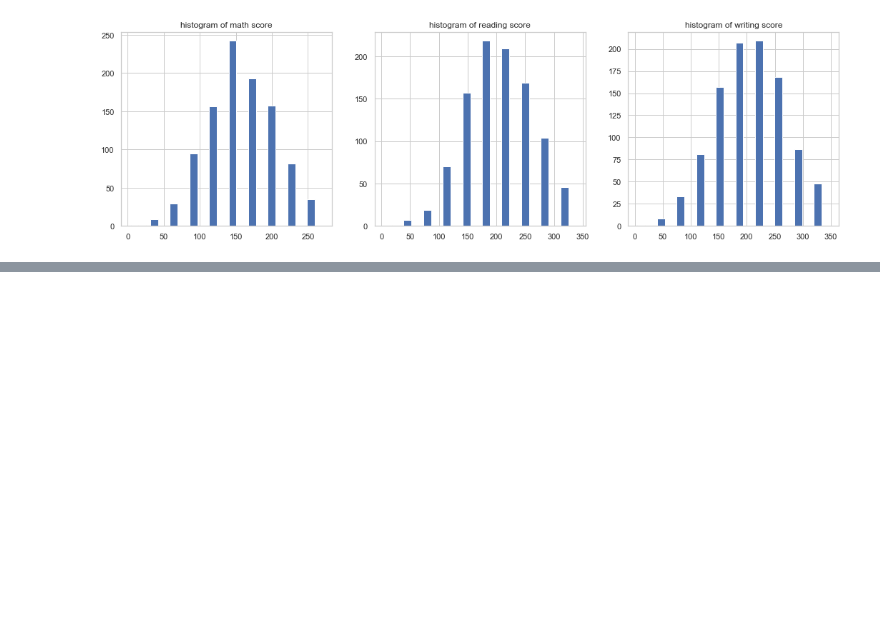
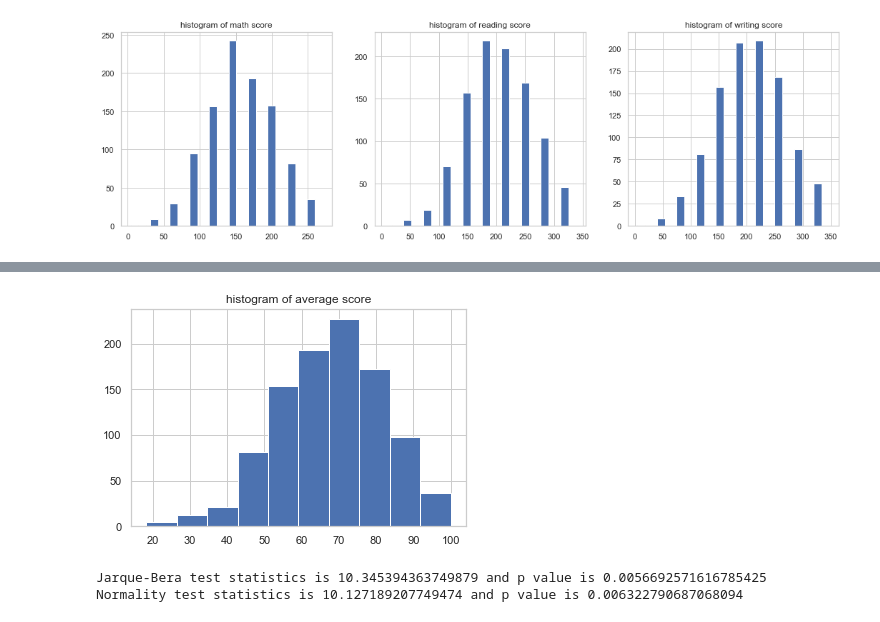
Before and after one commit to johnboy81918/thinkful, a Jupyter notebook: module 17/17 7.ipynb, the cells around one changed output, grey strips where cells are left out. Drawn from its saved outputs; the diff is of its cells as text; code cells hidden in the pictures; blank space fills up the shorter version.

```diff
--- a/module 17/17 7.ipynb
+++ b/module 17/17 7.ipynb
@@ -150,0 +160,16 @@ ValueError: operands could not be broadcast together with shapes (2,) (999,)
+# %%
+average_score = (student_df["math score"] + student_df["reading score"] + student_df["writing score"])/3
+
+plt.hist(average_score)
+plt.title("histogram of average score")
+plt.show()
+
+jb_stats = jarque_bera(average_score)
+norm_stats = normaltest(average_score)
+
+print("Jarque-Bera test statistics is {0} and p value is {1}".format(jb_stats[0], jb_stats[1]))
+print("Normality test statistics is {0} and p value is {1}".format(norm_stats[0], norm_stats[1]))
+# %% [output]
+[figure, added]
+Jarque-Bera test statistics is 10.345394363749879 and p value is 0.0056692571616785425
+Normality test statistics is 10.127189207749474 and p value is 0.006322790687068094
```
Also changed, not shown: parts of 6 cells of this notebook.
